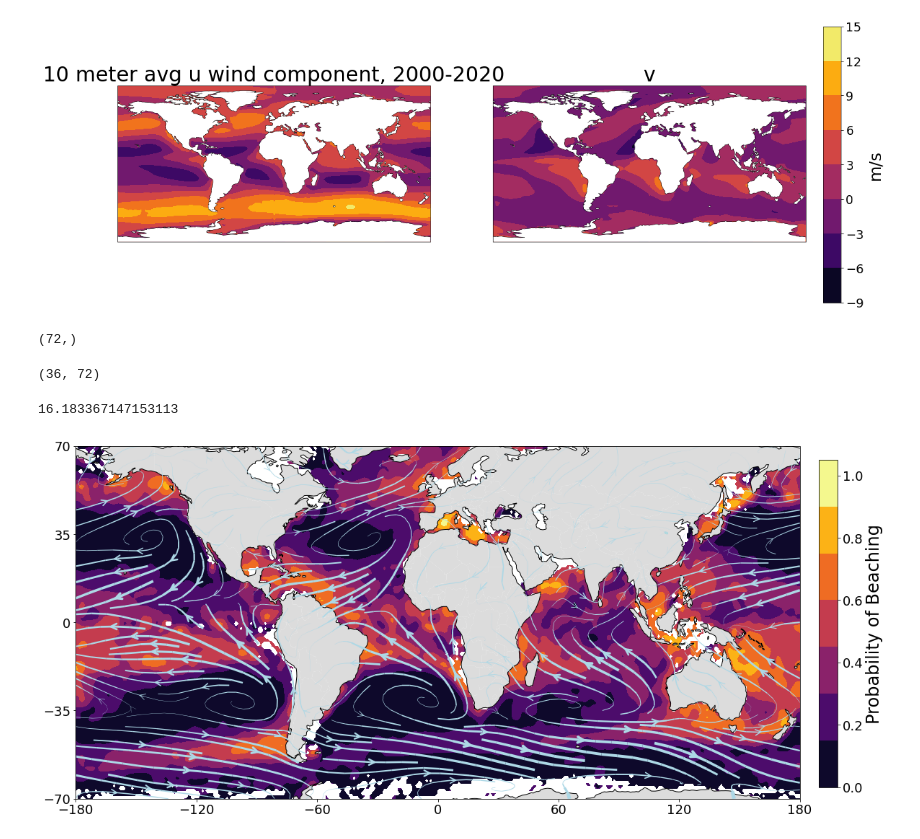
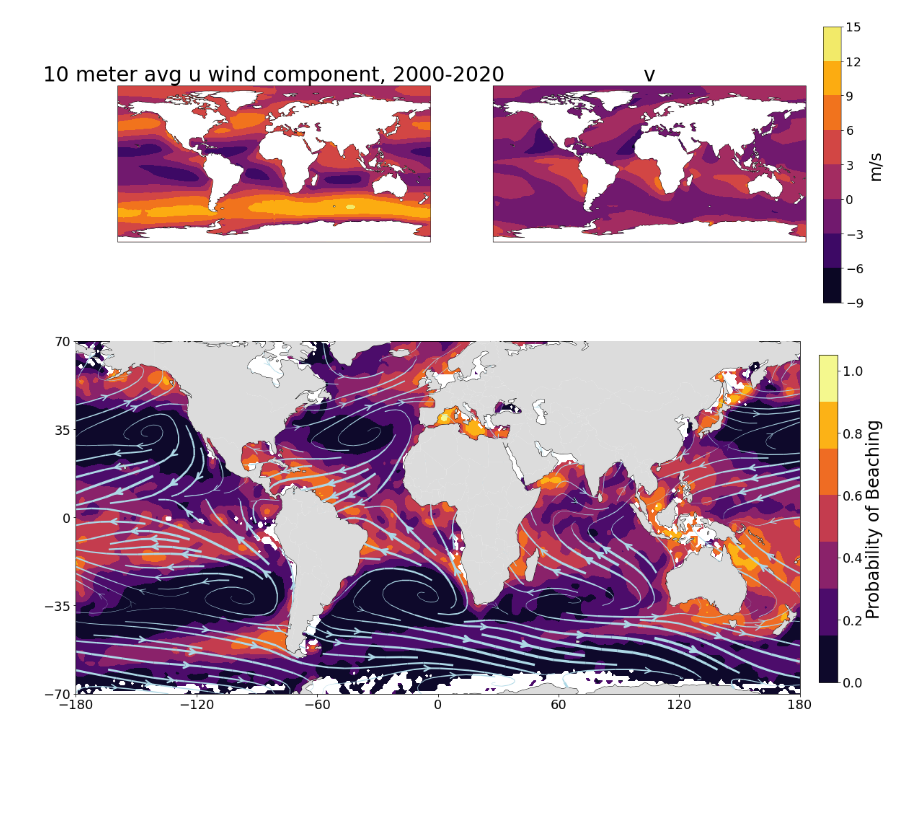
Before and after one commit to GHOpenonic/Global-ocean-beaching-pathways-of-surface-drifters, a Jupyter notebook: wind.ipynb, the cells around one changed output. Cells and saved outputs as stored; diff of their text form; code cells hidden in the pictures; blank space fills up the shorter version.

Commit message:
fix figure

```diff
--- a/wind.ipynb
+++ b/wind.ipynb
@@ -200,18 +200,6 @@ def nan_gaussian_filter(values, sigma):
 
 # Apply the custom Gaussian filter
 beach_prob_vals_filtered = nan_gaussian_filter(beach_prob_vals, sigma=1.4)
-# %%
-np.shape(lons[::5])
-# %% [output]
-(72,)
-# %%
-np.shape(u_winds.values[::5,::5])
-# %% [output]
-(36, 72)
-# %%
-np.sqrt(np.nanmax(u_winds.values)**2 + np.nanmax(v_winds.values)**2)
-# %% [output]
-16.183367147153113
 # %%
 # Load world shapefile
 world = gpd.read_file(gpd.datasets.get_path('naturalearth_lowres'))
@@ -226,36 +214,38 @@ fig, (ax1) = plt.subplots(1, 1, figsize=(18, 9),
 ax1.set_xticks([-180, -120, -60, 0, 60, 120, 180])
 ax1.set_yticks([-70, -35, 0, 35, 70])
 
 
 cmap = plt.get_cmap('inferno').copy()
 ax1.set_extent([-180, 180, -70, 70], crs=ccrs.PlateCarree())
 im1 = ax1.contourf(lons, lats, beach_prob_vals_filtered, cmap=cmap, transform=ccrs.PlateCarree(),
                    vmin=0, vmax=1.0, levels = 6)
 
 
 #ax1.set_title('Probability of Beaching')
 #ax1.set_xlabel('Longitude')
 #ax1.set_ylabel('Latitude')
 
-land.plot(ax=ax1, color='gainsboro', edgecolor='none')
-Antarctica.plot(ax=ax1, color='gainsboro', edgecolor='none')
-ax1.set_aspect('auto')
-ax1.coastlines(color = 'black')
+
 
 # Create a colorbar
 cbar_ax = fig.add_axes([0.92, 0.15, 0.02, 0.7])  # [left, bottom, width, height]
 cbar = fig.colorbar(im1, cax=cbar_ax, label='Probability of Beaching')
 cbar.set_ticks([0, 0.2, 0.4, 0.6, 0.8, 1.0])
 im1.set_clim(0, 1.0)  # This sets the color limits for the ScalarMappable
 
 
 # Plot wind vectors
 linewidth = 7.5 * np.sqrt(u_winds.values**2 + v_winds.values**2) / np.sqrt(np.nanmax(u_winds.values)**2 + np.nanmax(v_winds.values)**2)
 wind_q_global = ax1.streamplot(lons, lats, u_winds.values, v_winds.values, color='lightblue',
-                               linewidth=linewidth, density = 1.5, arrowsize = 2, arrowstyle = '->')
+                               linewidth=linewidth, density = 1.5, arrowsize = 2, arrowstyle = '->', zorder=2)
+
+land.plot(ax=ax1, color='gainsboro', edgecolor='none', zorder=3)
+Antarctica.plot(ax=ax1, color='gainsboro', edgecolor='none', zorder=3)
+ax1.set_aspect('auto')
+ax1.coastlines(color = 'black')
 #plt.savefig('prob_beach_winds.png', dpi=300)
 
 # Show the plot
 plt.show()
 # %% [output]
-[figure, old version]
+[figure, new version]
```
